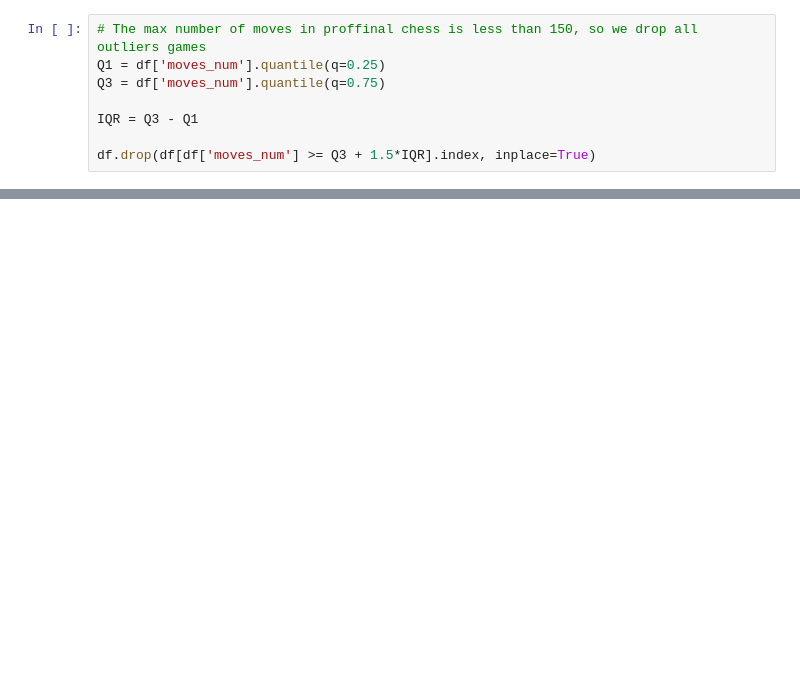
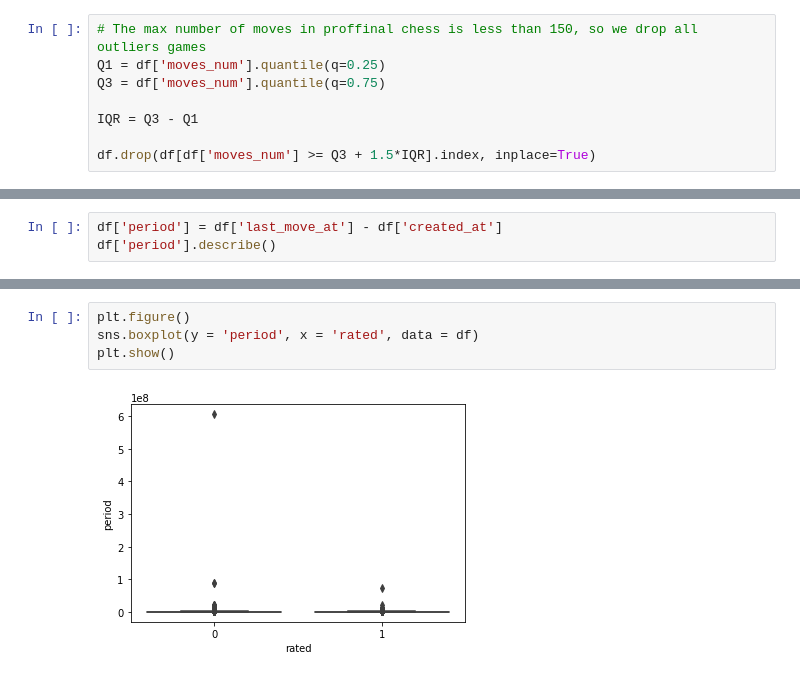
Before and after one commit to Sameer-13/Chess_Winner_Predictor, a Jupyter notebook: main.ipynb, the cells around one changed output, grey strips where cells are left out. Cells and saved outputs as stored; diff of their text form; blank space fills up the shorter version.

```diff
--- a/main.ipynb
+++ b/main.ipynb
@@ -184,0 +208,3 @@ plt.show()
+# %%
+df['period'] = df['last_move_at'] - df['created_at']
+df['period'].describe()
@@ -184,0 +221,6 @@ plt.show()
+# %%
+plt.figure()
+sns.boxplot(y = 'period', x = 'rated', data = df)
+plt.show()
+# %% [output]
+[figure, added]
```
Also changed, not shown: parts of 9 cells of this notebook.
